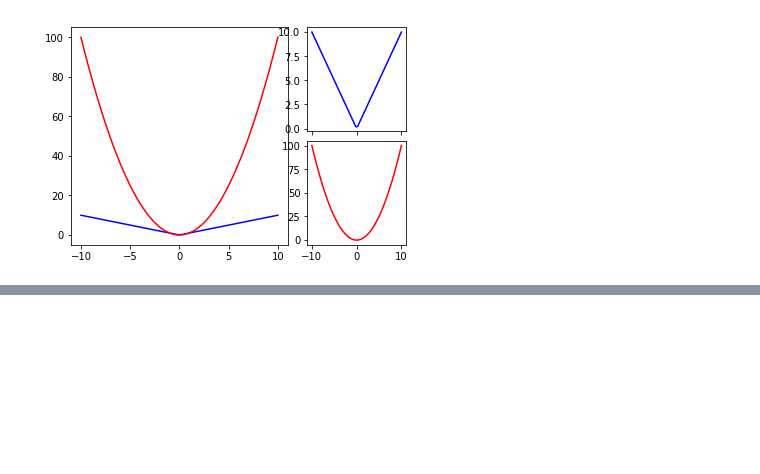
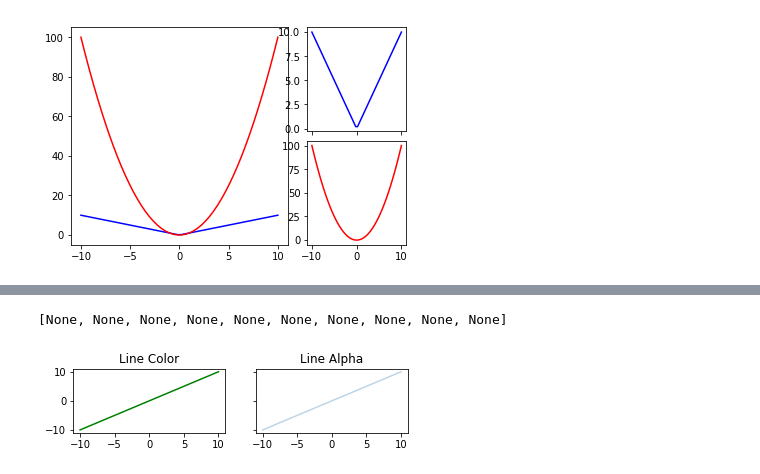
Before and after one commit to wunlung/datasciencehack, a Jupyter notebook: resource/Matplotlib.ipynb, the cells around one changed output, grey strips where cells are left out. Saved outputs shown, nothing was run; the diff lists cells and outputs as text; code cells hidden in the pictures; blank space fills up the shorter version.

```diff
--- a/resource/Untitled.ipynb
+++ b/resource/Matplotlib.ipynb
@@ -226,0 +223,15 @@ plt.plot(x, z,'r')
+# %%
+y = x
+# color
+ax1 = plt.subplot(321)
+plt.plot(x,y,color='green')
+ax1.set_title('Line Color')
+# alpha
+ax2 = plt.subplot(322,sharex=ax1)
+alpha = plt.plot(x,y)
+alpha[0].set_alpha(0.3)
+ax2.set_title('Line Alpha')
+plt.setp(ax2.get_yticklabels(), visible=False)
+# %% [output]
+[None, None, None, None, None, None, None, None, None, None]
+[figure, added]
```
Also changed, not shown: parts of 2 cells of this notebook.
